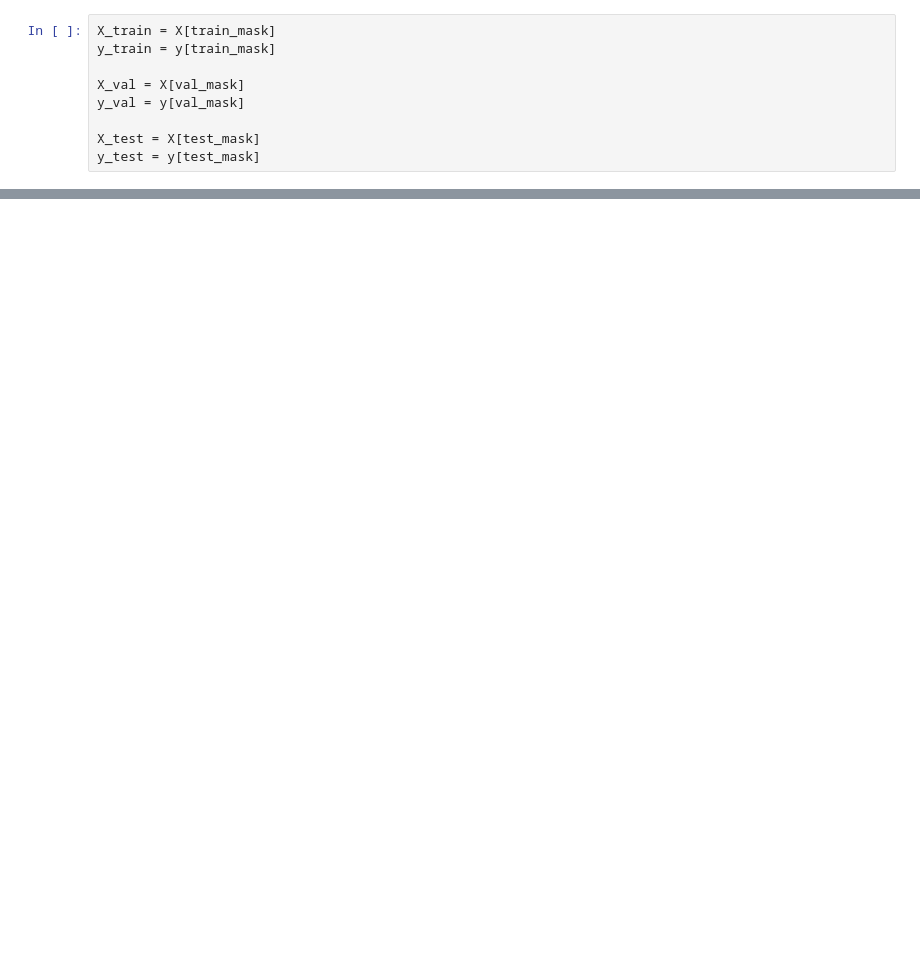
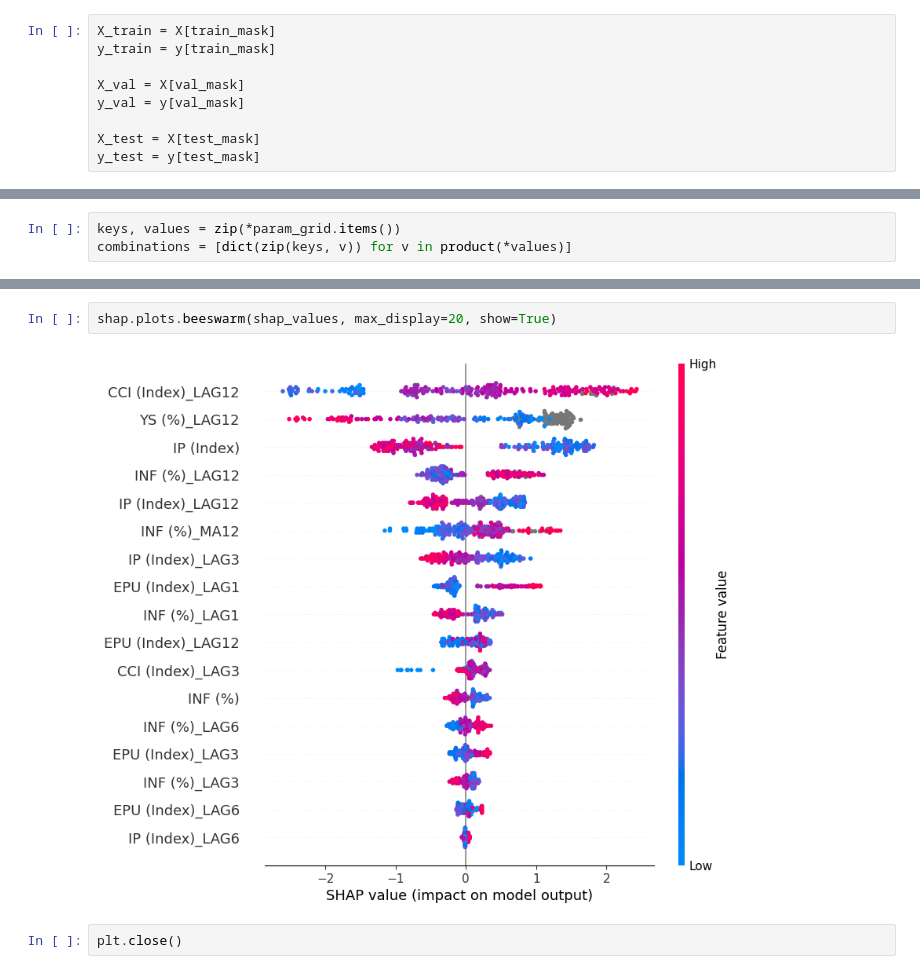
Before and after one commit to Barderus/SURE_Program, a Jupyter notebook: notebooks/4.1 - XGBoost_Countries_Model.ipynb, the cells around one changed output, grey strips where cells are left out. Cells and saved outputs as stored; diff of their text form; blank space fills up the shorter version.

```diff
--- a/notebooks/4.1 - XGBoost_Countries_Model.ipynb
+++ b/notebooks/4.1 - XGBoost_Countries_Model.ipynb
@@ -103,0 +194,3 @@ Test Date Range: 2019-01-01 to 2024-05-01
+# %%
+keys, values = zip(*param_grid.items())
+combinations = [dict(zip(keys, v)) for v in product(*values)]
@@ -271,0 +335,6 @@ print(f"[INFO] Model saved: {model_path}")
+# %%
+shap.plots.beeswarm(shap_values, max_display=20, show=True)
+# %% [output]
+[figure, added]
+# %%
+plt.close()
```
Also changed, not shown: parts of 66 cells of this notebook, 3 other files.
